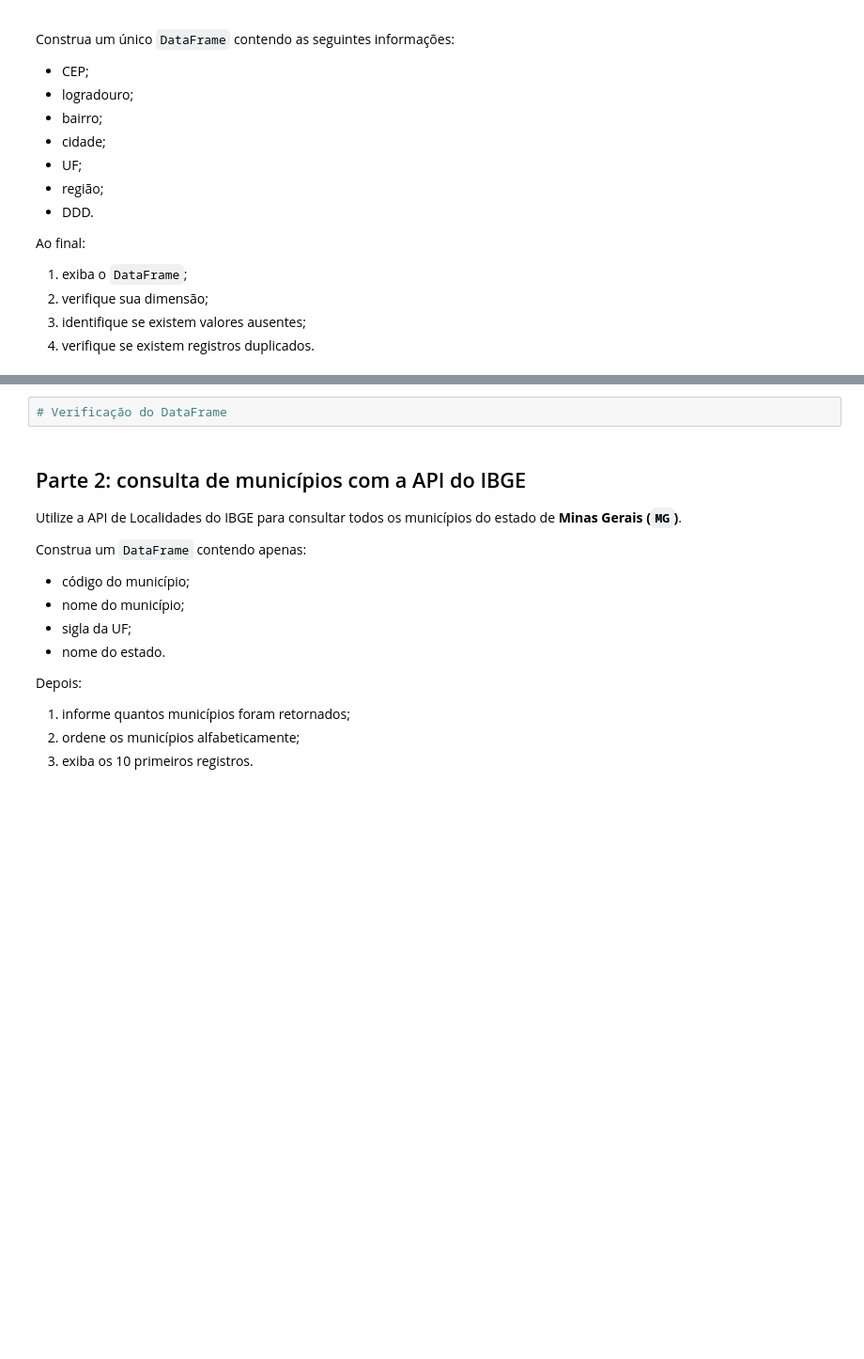
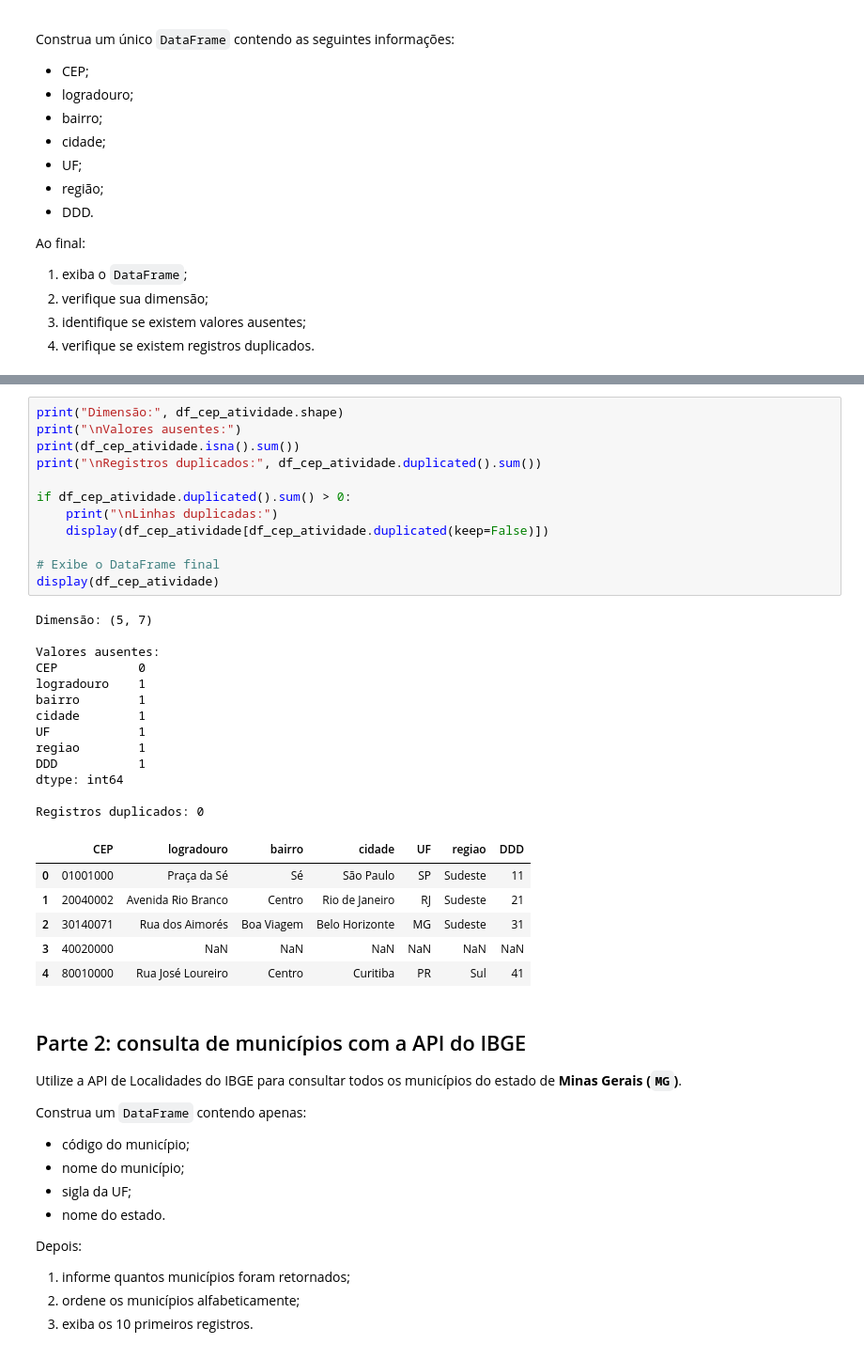
Before and after one commit to moh4b-z/uniSENAI, a Jupyter notebook: Semestre_2/LABDA/Aula 5/5_Consumo_de_APIs_parte1_Gabarito.ipynb, the cells around one changed output, grey strips where cells are left out. Shown at 94% size. Drawn from its saved outputs; the diff is of its cells as text; blank space fills up the shorter version.

```diff
--- a/Semestre_2/LABDA/Aula 5/5_Consumo_de_APIs_parte1_Gabarito.ipynb
+++ b/Semestre_2/LABDA/Aula 5/5_Consumo_de_APIs_parte1_Gabarito.ipynb
@@ -950,5 +989,35 @@ Ao final:
 # %%
-# Verificação do DataFrame
+print("Dimensão:", df_cep_atividade.shape)
+print("\nValores ausentes:")
+print(df_cep_atividade.isna().sum())
+print("\nRegistros duplicados:", df_cep_atividade.duplicated().sum())
+
+if df_cep_atividade.duplicated().sum() > 0:
+    print("\nLinhas duplicadas:")
+    display(df_cep_atividade[df_cep_atividade.duplicated(keep=False)])
+
+# Exibe o DataFrame final
+display(df_cep_atividade)
+# %% [output]
+Dimensão: (5, 7)
+
+Valores ausentes:
+CEP           0
+logradouro    1
+bairro        1
+cidade        1
+UF            1
+regiao        1
+DDD           1
+dtype: int64
+
+Registros duplicados: 0
+|  | CEP | logradouro | bairro | cidade | UF | regiao | DDD |
+| 0 | 01001000 | Praça da Sé | Sé | São Paulo | SP | Sudeste | 11 |
+| 1 | 20040002 | Avenida Rio Branco | Centro | Rio de Janeiro | RJ | Sudeste | 21 |
+| 2 | 30140071 | Rua dos Aimorés | Boa Viagem | Belo Horizonte | MG | Sudeste | 31 |
+| 3 | 40020000 | NaN | NaN | NaN | NaN | NaN | NaN |
+| 4 | 80010000 | Rua José Loureiro | Centro | Curitiba | PR | Sul | 41 |
 # %% [markdown]
 ## Parte 2: consulta de municípios com a API do IBGE
 
```
Also changed, not shown: parts of 10 cells of this notebook.
